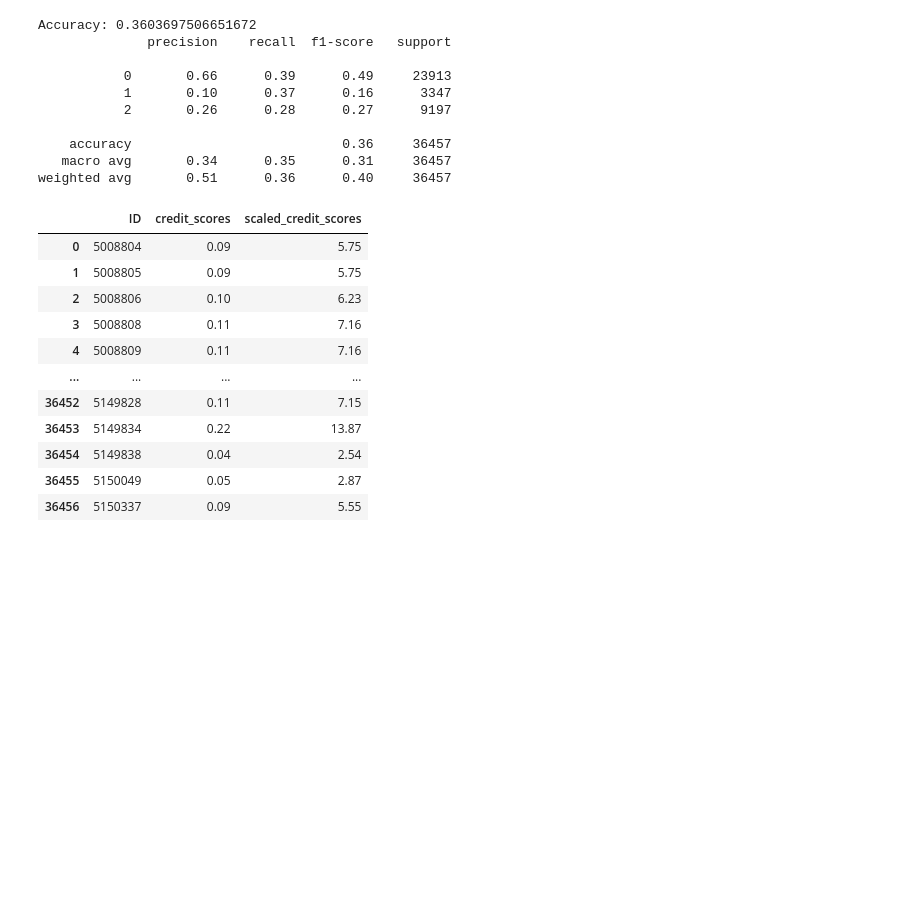
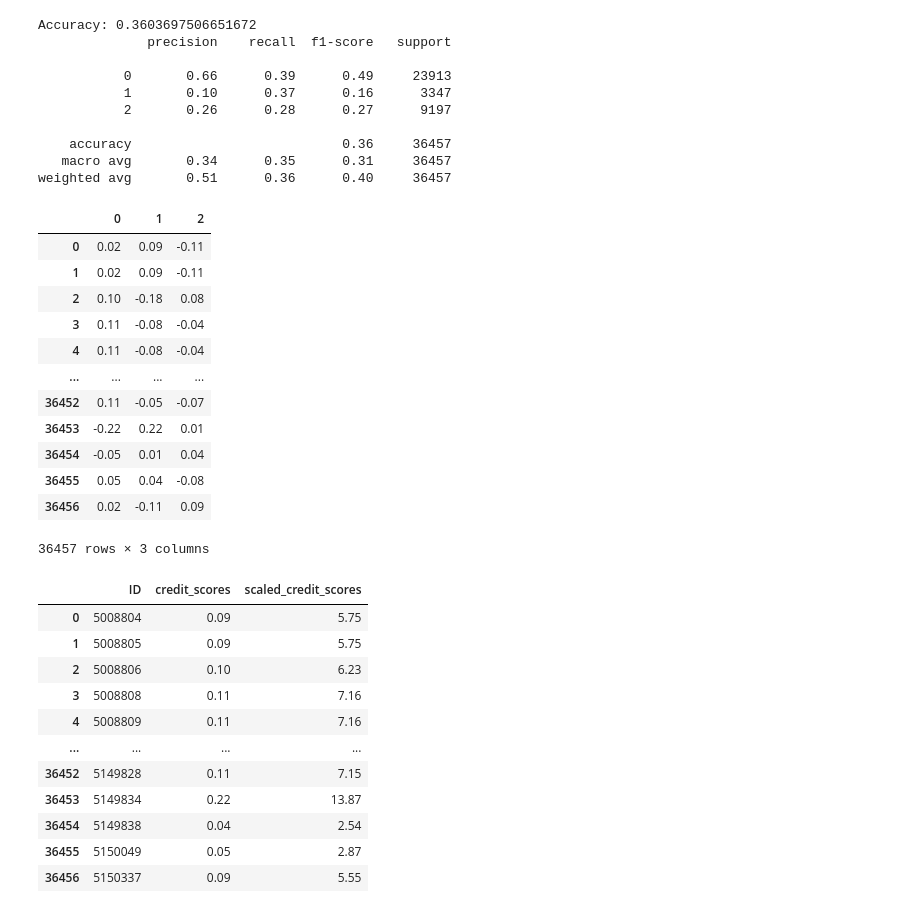
Before and after one commit to Linkkk01/INFO574_Group_Project, a Jupyter notebook: code/regression_analysis.ipynb, the cells around one changed output. Drawn from its saved outputs; the diff is of its cells as text; code cells hidden in the pictures; blank space fills up the shorter version.

```diff
--- a/code/regression_analysis.ipynb
+++ b/code/regression_analysis.ipynb
@@ -312,6 +312,23 @@ Accuracy: 0.3603697506651672
     accuracy                           0.36     36457
    macro avg       0.34      0.35      0.31     36457
 weighted avg       0.51      0.36      0.40     36457
+# %%
+total_logits = X @ model.coef_.T + model.intercept_
+total_logits
+# %% [output]
+|  | 0 | 1 | 2 |
+| 0 | 0.02 | 0.09 | -0.11 |
+| 1 | 0.02 | 0.09 | -0.11 |
+| 2 | 0.10 | -0.18 | 0.08 |
+| 3 | 0.11 | -0.08 | -0.04 |
+| 4 | 0.11 | -0.08 | -0.04 |
+| ... | ... | ... | ... |
+| 36452 | 0.11 | -0.05 | -0.07 |
+| 36453 | -0.22 | 0.22 | 0.01 |
+| 36454 | -0.05 | 0.01 | 0.04 |
+| 36455 | 0.05 | 0.04 | -0.08 |
+| 36456 | 0.02 | -0.11 | 0.09 |
+36457 rows × 3 columns
 # %%
 total_logits = X @ model.coef_.T + model.intercept_
 # total_prob = np.exp(total_logits) / np.sum(np.exp(total_logits), axis=1, keepdims=True)
```
Also changed, not shown: parts of 4 cells of this notebook.
